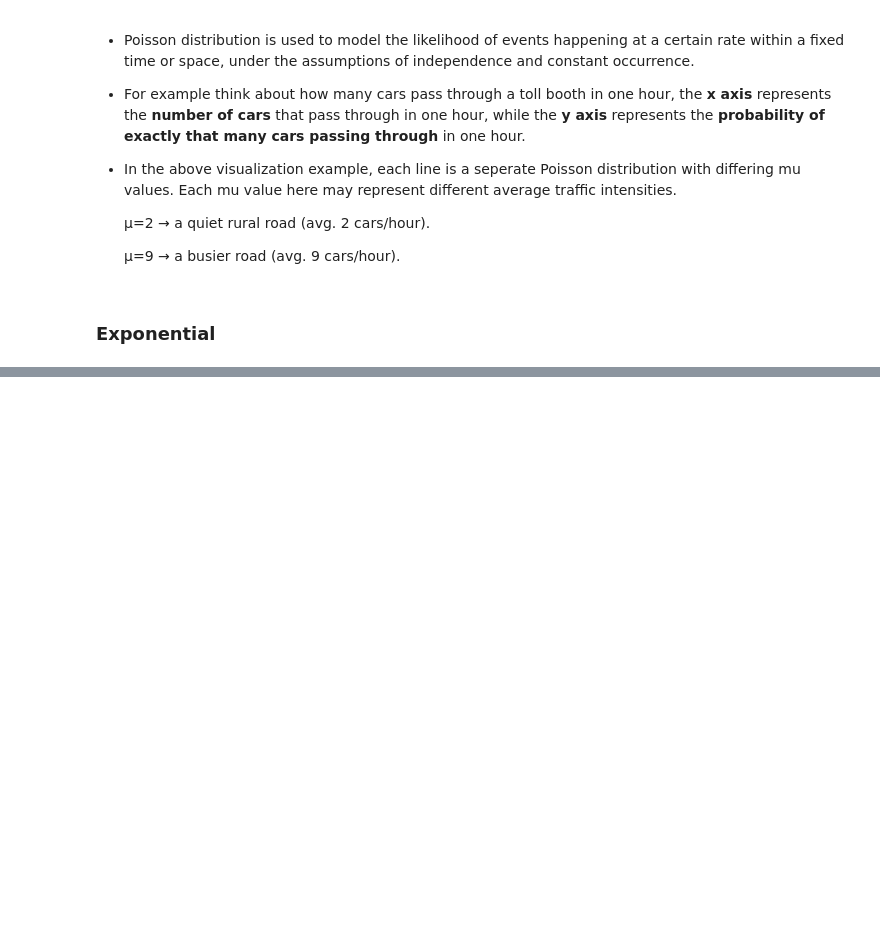
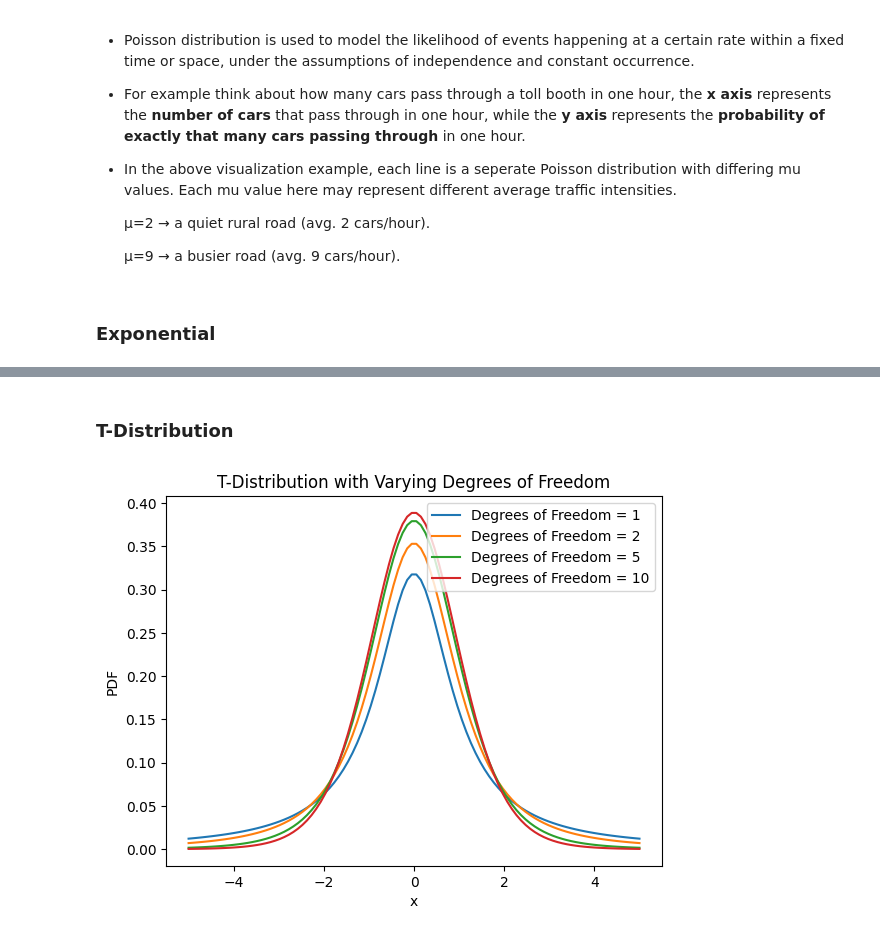
Before and after one commit to zanemilo/pre-ms-bioinfo, a Jupyter notebook: examples/stats/Distributions_Examples.ipynb, the cells around one changed output, grey strips where cells are left out. Drawn from its saved outputs; the diff is of its cells as text; code cells hidden in the pictures; blank space fills up the shorter version.

```diff
--- a/examples/stats/Distributions_Examples.ipynb
+++ b/examples/stats/Distributions_Examples.ipynb
@@ -217,0 +241,23 @@ plt.hist(data, bins=32, density=True, color='pink')
+# %% [markdown]
+### **T-Distribution**
+# %%
+from scipy.stats import t
+
+x = np.linspace(-5, 5, 100)
+degrees_of_freedom = [1, 2, 5, 10]  # Varying degrees of freedom
+
+# Plotting T-distribution curves for different degrees of freedom
+for df in degrees_of_freedom:
+    y = t.pdf(x, df)  # Using default location and scale parameters (0 and 1)
+    plt.plot(x, y, label=f"Degrees of Freedom = {df}")
+
+plt.xlabel('x')
+plt.ylabel('PDF')
+plt.title('T-Distribution with Varying Degrees of Freedom')
+plt.legend()
+plt.show()
+
+# SOURCE: GeekForGeeks ->
+# https://www.geeksforgeeks.org/python/python-students-t-distribution-in-statistics/
+# %% [output]
+[figure, added]
```
Also changed, not shown: parts of 9 cells of this notebook, 1 other file.
